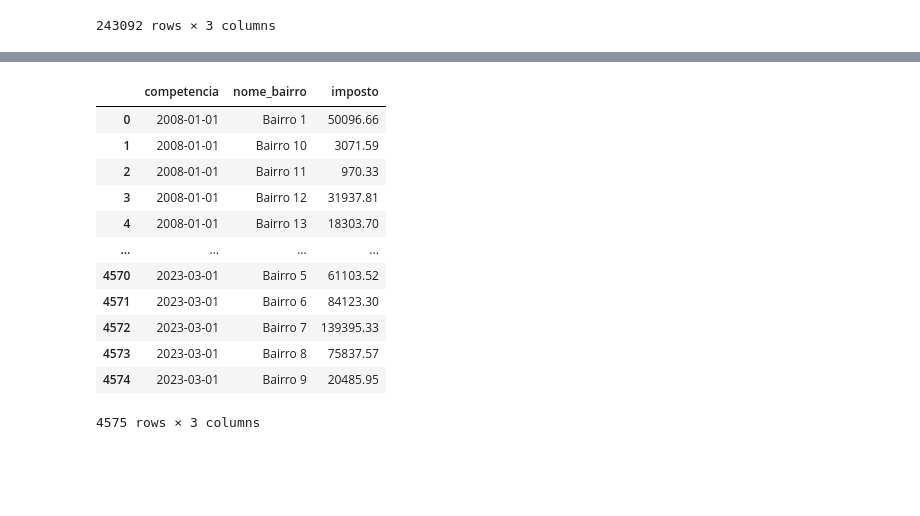
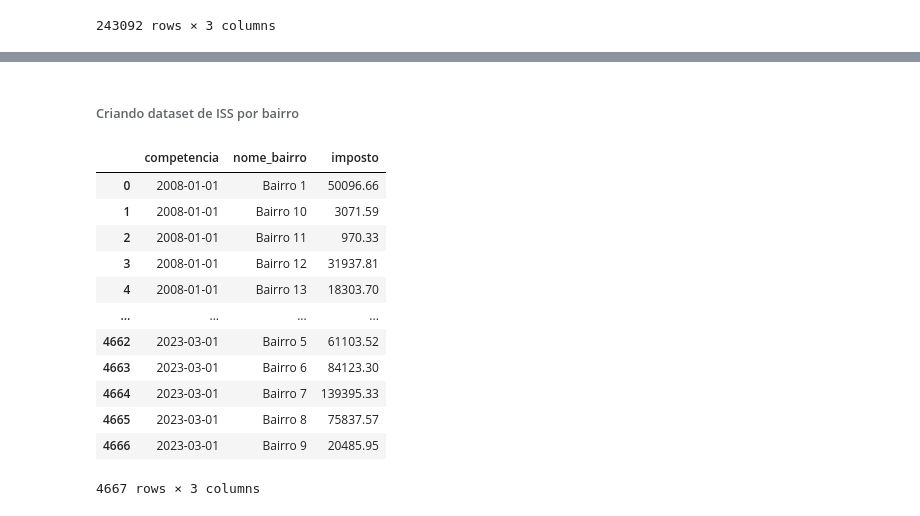
Before and after one commit to GiancarloPandini/TrabalhoFinalIA, a Jupyter notebook: Notebooks/AnaliseDados.ipynb, the cells around one changed output, grey strips where cells are left out. Cells and saved outputs as stored; diff of their text form; code cells hidden in the pictures; blank space fills up the shorter version.

```diff
--- a/Notebooks/AnaliseDados.ipynb
+++ b/Notebooks/AnaliseDados.ipynb
@@ -105,0 +65,4 @@ df_servicos_prestados
+# %%
+df_impresas = pd.read_csv('../Datasets/dados_empresa_anonimizado.csv')
+df_impresas = df_impresas.dropna()
+df_impresas
@@ -105,0 +85,2 @@ df_servicos_prestados
+# %%
+df_impresas = df_impresas.drop(columns=['Unnamed: 0', 'data_inicio_atividade', 'data_cadastro', 'nome_economico'])
@@ -159,4 +112 @@ ano
 [figure]
-# %%
-df_impresas = pd.read_csv('../Datasets/dados_empresa_anonimizado.csv', sep=';')
-df_impresas
@@ -244,19 +113,20 @@ df_servico_empresa
+# %% [markdown]
+###### Criando dataset de ISS por bairro
 # %%
-#criando dataset de iss por bairro
-df_iss_bairro = df_servico_empresa.drop(columns=['id_empresa']).groupby(['competencia', 'nome_bairro']).sum(['imposto'])
+df_iss_bairro = pd.merge(df_servicos_prestados, df_impresas, on='id_empresa').drop(columns=['id_empresa']).groupby(['competencia', 'nome_bairro']).sum(['imposto'])
 df_iss_bairro = df_iss_bairro.reset_index()
 df_iss_bairro
 # %% [output]
 |  | competencia | nome_bairro | imposto |
 | 0 | 2008-01-01 | Bairro 1 | 50096.66 |
 | 1 | 2008-01-01 | Bairro 10 | 3071.59 |
 | 2 | 2008-01-01 | Bairro 11 | 970.33 |
 | 3 | 2008-01-01 | Bairro 12 | 31937.81 |
 | 4 | 2008-01-01 | Bairro 13 | 18303.70 |
 | ... | ... | ... | ... |
-| 4570 | 2023-03-01 | Bairro 5 | 61103.52 |
-| 4571 | 2023-03-01 | Bairro 6 | 84123.30 |
-| 4572 | 2023-03-01 | Bairro 7 | 139395.33 |
-| 4573 | 2023-03-01 | Bairro 8 | 75837.57 |
-| 4574 | 2023-03-01 | Bairro 9 | 20485.95 |
+| 4662 | 2023-03-01 | Bairro 5 | 61103.52 |
+| 4663 | 2023-03-01 | Bairro 6 | 84123.30 |
+| 4664 | 2023-03-01 | Bairro 7 | 139395.33 |
+| 4665 | 2023-03-01 | Bairro 8 | 75837.57 |
+| 4666 | 2023-03-01 | Bairro 9 | 20485.95 |
-4575 rows × 3 columns
+4667 rows × 3 columns
```
Also changed, not shown: parts of 33 cells of this notebook, 1 other file.
